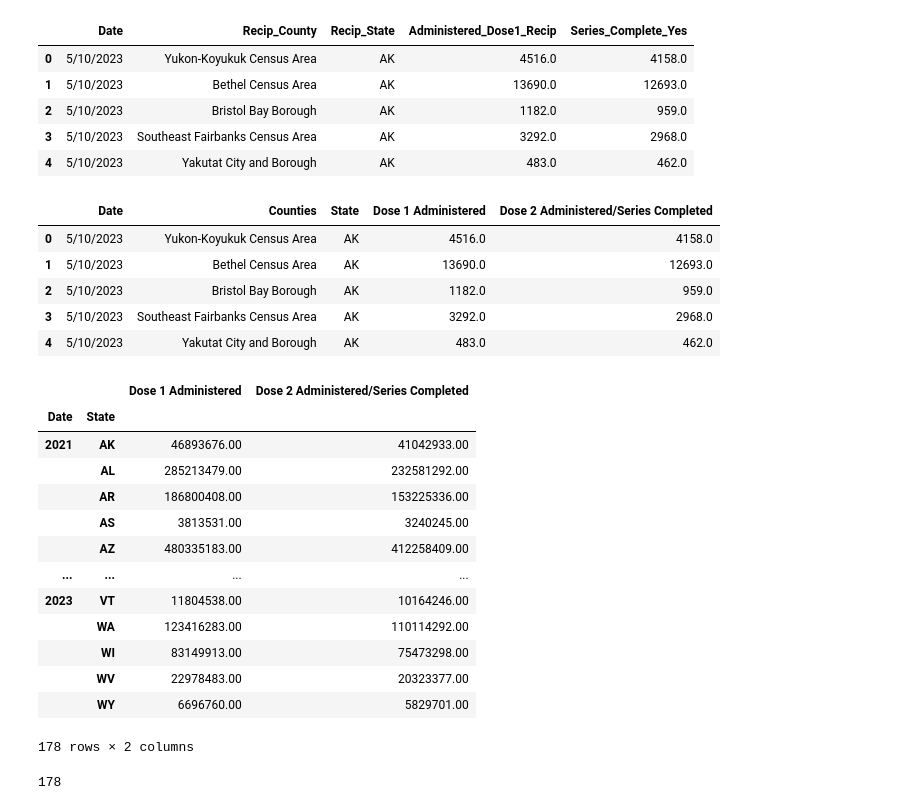
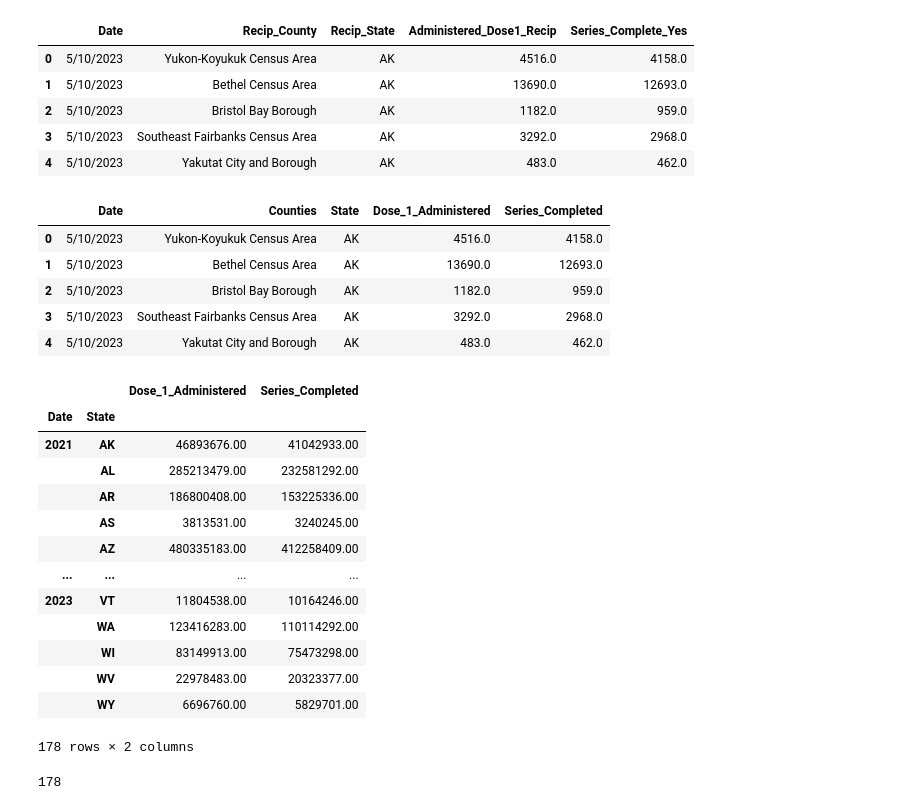
Before and after one commit to Talamanj08/Project-3, a Jupyter notebook: Vaxx DataFrames/ETL- Vax Data.ipynb, the cells around one changed output. Cells and saved outputs as stored; diff of their text form; code cells hidden in the pictures.

```diff
--- a/Vaxx DataFrames/ETL- Vax Data.ipynb
+++ b/Vaxx DataFrames/ETL- Vax Data.ipynb
@@ -29,10 +29,10 @@ Vax_df.head()
 | 3 | 5/10/2023 | Southeast Fairbanks Census Area | AK | 3292.0 | 2968.0 |
 | 4 | 5/10/2023 | Yakutat City and Borough | AK | 483.0 | 462.0 |
 # %%
-Vax_df = Vax_df.rename(columns={"Recip_County":"Counties", "Recip_State":"State", "Administered_Dose1_Recip":"Dose 1 Administered", "Series_Complete_Yes":"Dose 2 Administered/Series Completed"})
+Vax_df = Vax_df.rename(columns={"Recip_County":"Counties", "Recip_State":"State", "Administered_Dose1_Recip":"Dose_1_Administered", "Series_Complete_Yes":"Series_Completed"})
 Vax_df.head()
 # %% [output]
-|  | Date | Counties | State | Dose 1 Administered | Dose 2 Administered/Series Completed |
+|  | Date | Counties | State | Dose_1_Administered | Series_Completed |
 | 0 | 5/10/2023 | Yukon-Koyukuk Census Area | AK | 4516.0 | 4158.0 |
 | 1 | 5/10/2023 | Bethel Census Area | AK | 13690.0 | 12693.0 |
 | 2 | 5/10/2023 | Bristol Bay Borough | AK | 1182.0 | 959.0 |
@@ -46,7 +46,7 @@ Vax_byState_df = Vax_df.groupby([Vax_df['Date'].dt.year, 'State']).sum()
 pd.set_option('display.float_format', '{:.2f}'.format)
 Vax_byState_df
 # %% [output]
-|  |  | Dose 1 Administered | Dose 2 Administered/Series Completed |
+|  |  | Dose_1_Administered | Series_Completed |
 | Date | State |  |  |
 | 2021 | AK | 46893676.00 | 41042933.00 |
 |  | AL | 285213479.00 | 232581292.00 |
```
Also changed, not shown: parts of 6 cells of this notebook, 4 other files.
